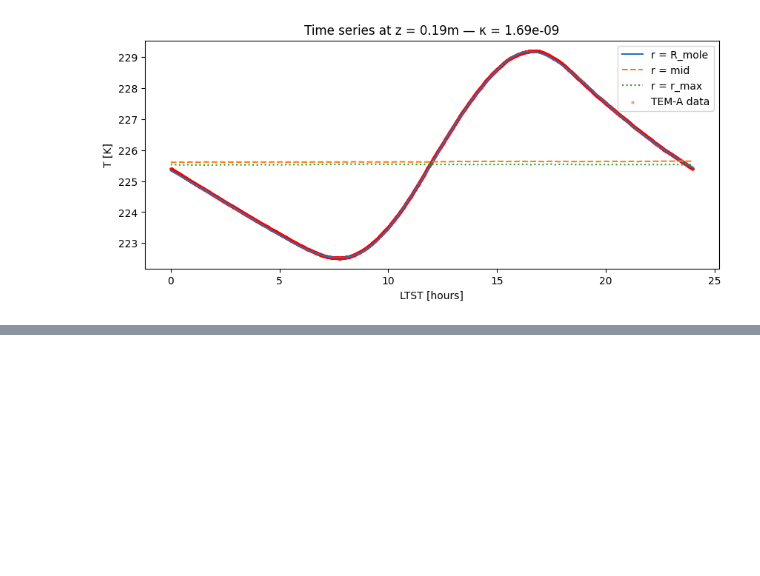
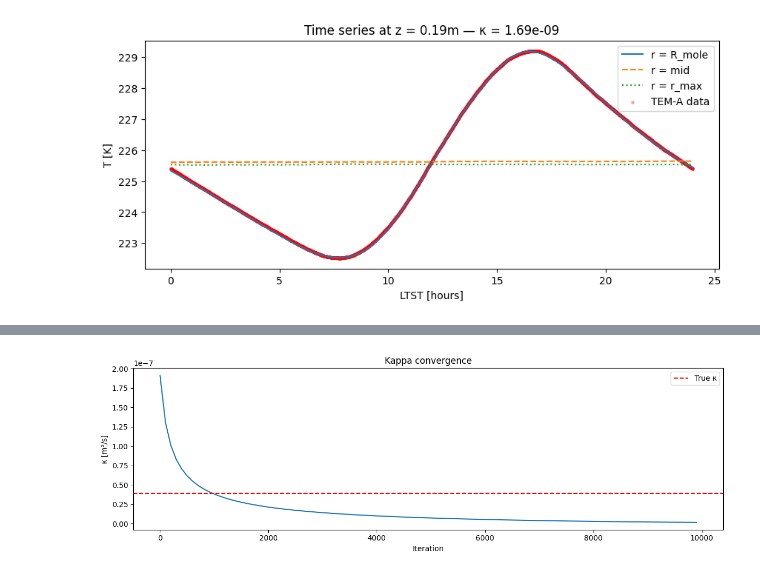
Before and after one commit to tembluso/cfd-ai-journey, a Jupyter notebook: week-10-optimal-Inverse/2D-perturbance/Inverse-2D-Perturbance.ipynb, the cells around one changed output, grey strips where cells are left out. Cells and saved outputs as stored; diff of their text form; code cells hidden in the pictures; blank space fills up the shorter version.

```diff
--- a/week-10-optimal-Inverse/2D-perturbance/Inverse-2D-Perturbance.ipynb
+++ b/week-10-optimal-Inverse/2D-perturbance/Inverse-2D-Perturbance.ipynb
@@ -917,0 +918,12 @@ plt.show()
+# %%
+fig, axes = plt.subplots(1, 1, figsize=(12, 4))
+axes.plot(range(1, 10001, 100), kappa_history)
+axes.axhline(3.93e-8, color='r', linestyle='--', label='True κ')
+axes.set_xlabel('Iteration')
+axes.set_ylabel('κ [m²/s]')
+axes.set_title('Kappa convergence')
+axes.legend()
+plt.tight_layout()
+plt.show()
+# %% [output]
+[figure, added]
```
Also changed, not shown: parts of 2 cells of this notebook, 57 other files.
